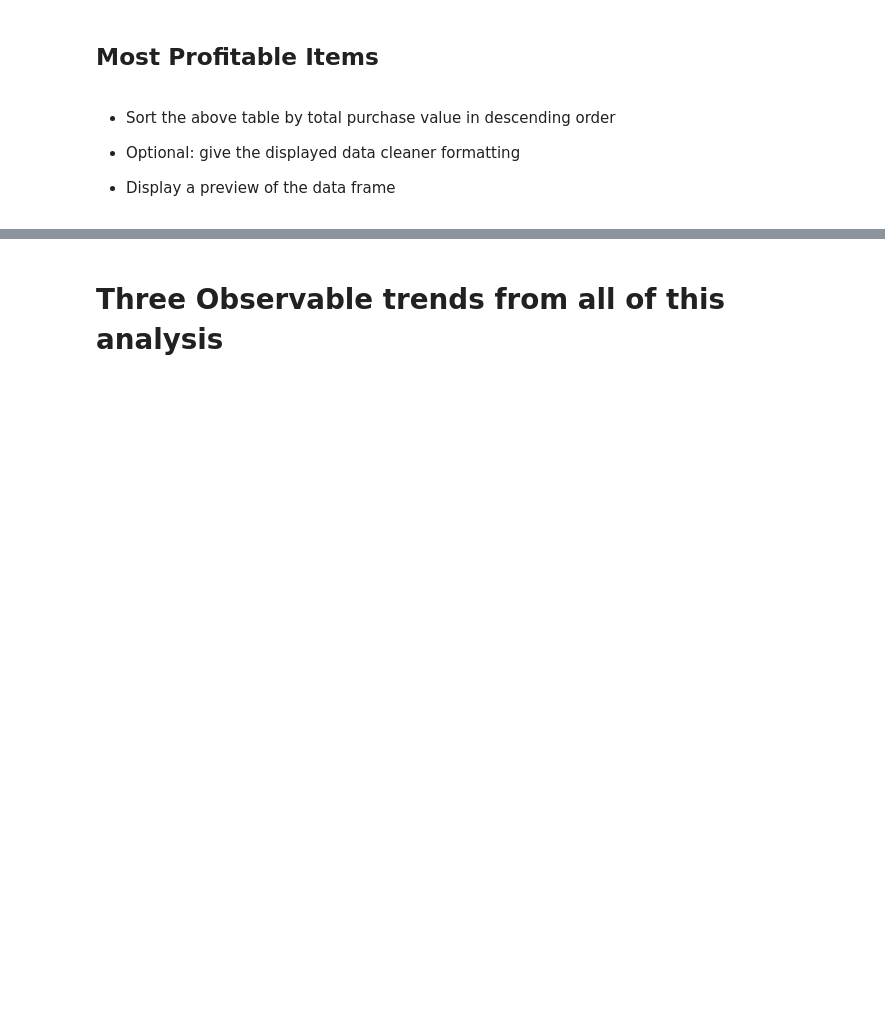
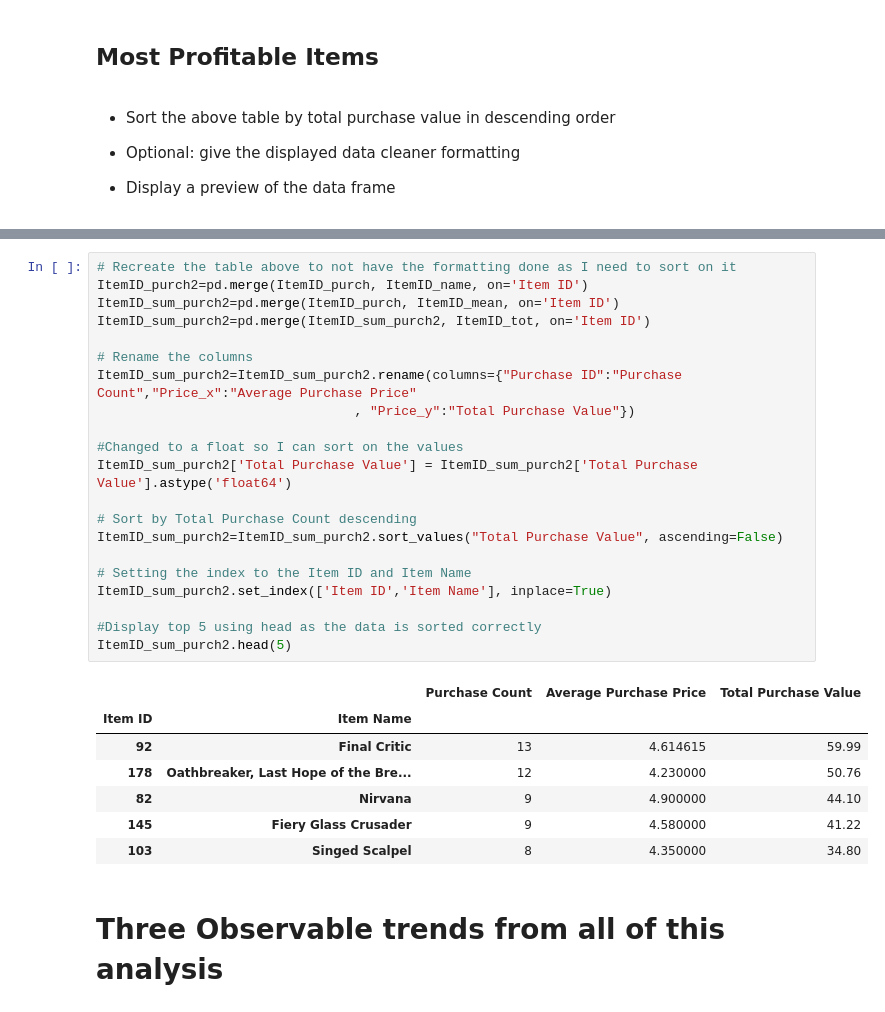
Before and after one commit to delery7/pandas-challenge, a Jupyter notebook: HeroesOfPymoli/HeroesOfPymoli_main.ipynb, the cells around one changed output, grey strips where cells are left out. Drawn from its saved outputs; the diff is of its cells as text; blank space fills up the shorter version.

```diff
--- a/HeroesOfPymoli/HeroesOfPymoli_main.ipynb
+++ b/HeroesOfPymoli/HeroesOfPymoli_main.ipynb
@@ -402,3 +395,32 @@ ItemID_sum_purch.head(5)
+# %%
+# Recreate the table above to not have the formatting done as I need to sort on it
+ItemID_purch2=pd.merge(ItemID_purch, ItemID_name, on='Item ID')
+ItemID_sum_purch2=pd.merge(ItemID_purch, ItemID_mean, on='Item ID')
+ItemID_sum_purch2=pd.merge(ItemID_sum_purch2, ItemID_tot, on='Item ID')
+
+# Rename the columns
+ItemID_sum_purch2=ItemID_sum_purch2.rename(columns={"Purchase ID":"Purchase Count","Price_x":"Average Purchase Price"
+                                 , "Price_y":"Total Purchase Value"})
+
+#Changed to a float so I can sort on the values
+ItemID_sum_purch2['Total Purchase Value'] = ItemID_sum_purch2['Total Purchase Value'].astype('float64')
+
+# Sort by Total Purchase Count descending
+ItemID_sum_purch2=ItemID_sum_purch2.sort_values("Total Purchase Value", ascending=False)
+
+# Setting the index to the Item ID and Item Name
+ItemID_sum_purch2.set_index(['Item ID','Item Name'], inplace=True)
+
+#Display top 5 using head as the data is sorted correctly
+ItemID_sum_purch2.head(5)
+# %% [output]
+|  |  | Purchase Count | Average Purchase Price | Total Purchase Value |
+| Item ID | Item Name |  |  |  |
+| 92 | Final Critic | 13 | 4.614615 | 59.99 |
+| 178 | Oathbreaker, Last Hope of the Bre... | 12 | 4.230000 | 50.76 |
+| 82 | Nirvana | 9 | 4.900000 | 44.10 |
+| 145 | Fiery Glass Crusader | 9 | 4.580000 | 41.22 |
+| 103 | Singed Scalpel | 8 | 4.350000 | 34.80 |
 # %% [markdown]
 # Three Observable trends from all of this analysis
 # %% [markdown]
```
Also changed, not shown: parts of 2 cells of this notebook.
